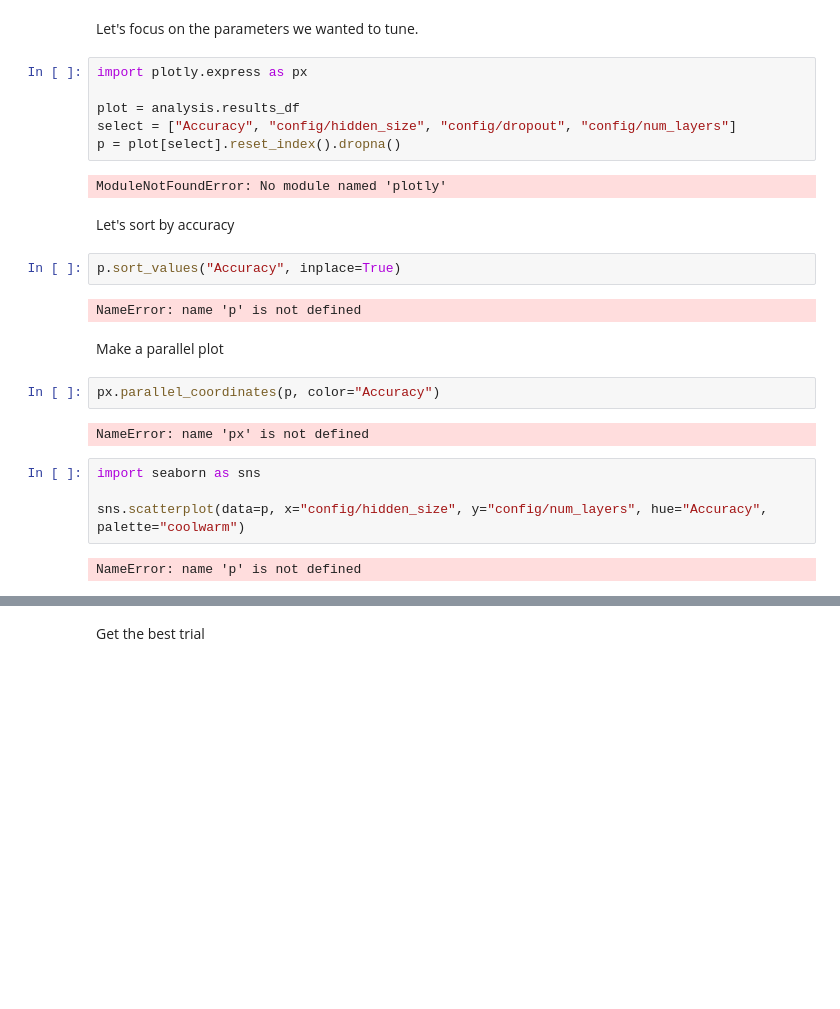
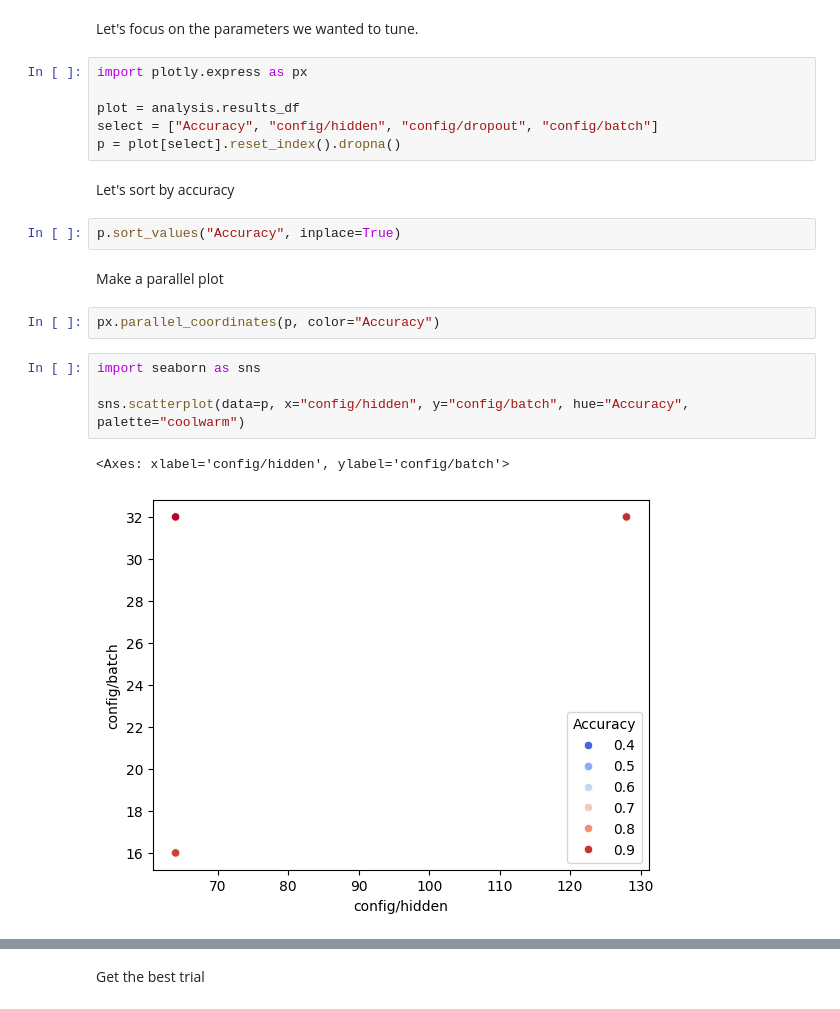
Before and after one commit to FP-byte/MADS_MachineLearning_Project, a Jupyter notebook: src/03_ray.ipynb, the cells around one changed output, grey strips where cells are left out. Saved outputs shown, nothing was run; the diff lists cells and outputs as text; blank space fills up the shorter version.

```diff
--- a/src/03_ray.ipynb
+++ b/src/03_ray.ipynb
@@ -51,28 +55,23 @@ Let's focus on the parameters we wanted to tune.
 import plotly.express as px
 
 plot = analysis.results_df
-select = ["Accuracy", "config/hidden_size", "config/dropout", "config/num_layers"]
+select = ["Accuracy", "config/hidden", "config/dropout", "config/batch"]
 p = plot[select].reset_index().dropna()
-# %% [output]
-ModuleNotFoundError: No module named 'plotly'
 # %% [markdown]
 Let's sort by accuracy
 # %%
 p.sort_values("Accuracy", inplace=True)
-# %% [output]
-NameError: name 'p' is not defined
 # %% [markdown]
 Make a parallel plot
 # %%
 px.parallel_coordinates(p, color="Accuracy")
-# %% [output]
-NameError: name 'px' is not defined
 # %%
 import seaborn as sns
 
-sns.scatterplot(data=p, x="config/hidden_size", y="config/num_layers", hue="Accuracy", palette="coolwarm")
+sns.scatterplot(data=p, x="config/hidden", y="config/batch", hue="Accuracy", palette="coolwarm")
 # %% [output]
-NameError: name 'p' is not defined
+<Axes: xlabel='config/hidden', ylabel='config/batch'>
+[figure, added]
 # %%
 import matplotlib.pyplot as plt
 cmap = sns.cubehelix_palette(as_cmap=True)
```
Also changed, not shown: parts of 15 cells of this notebook, 21 other files.
